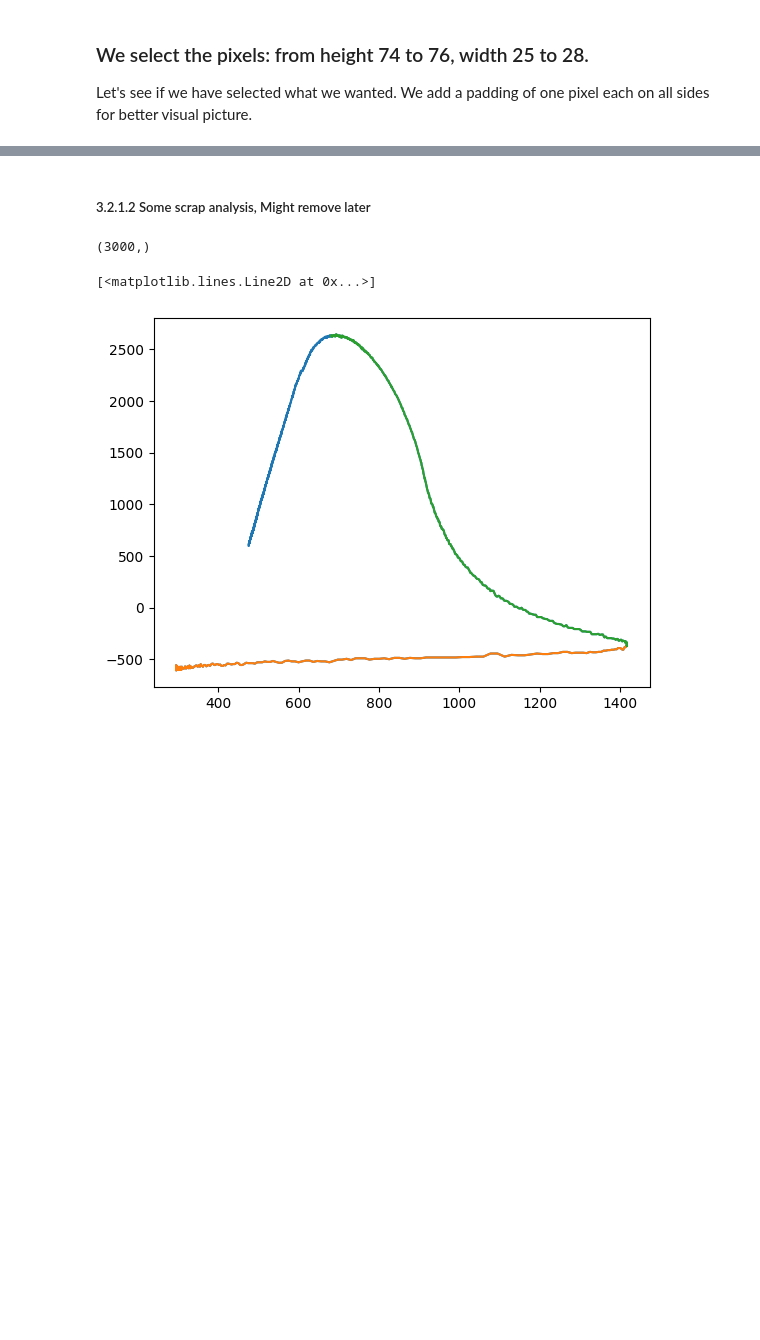
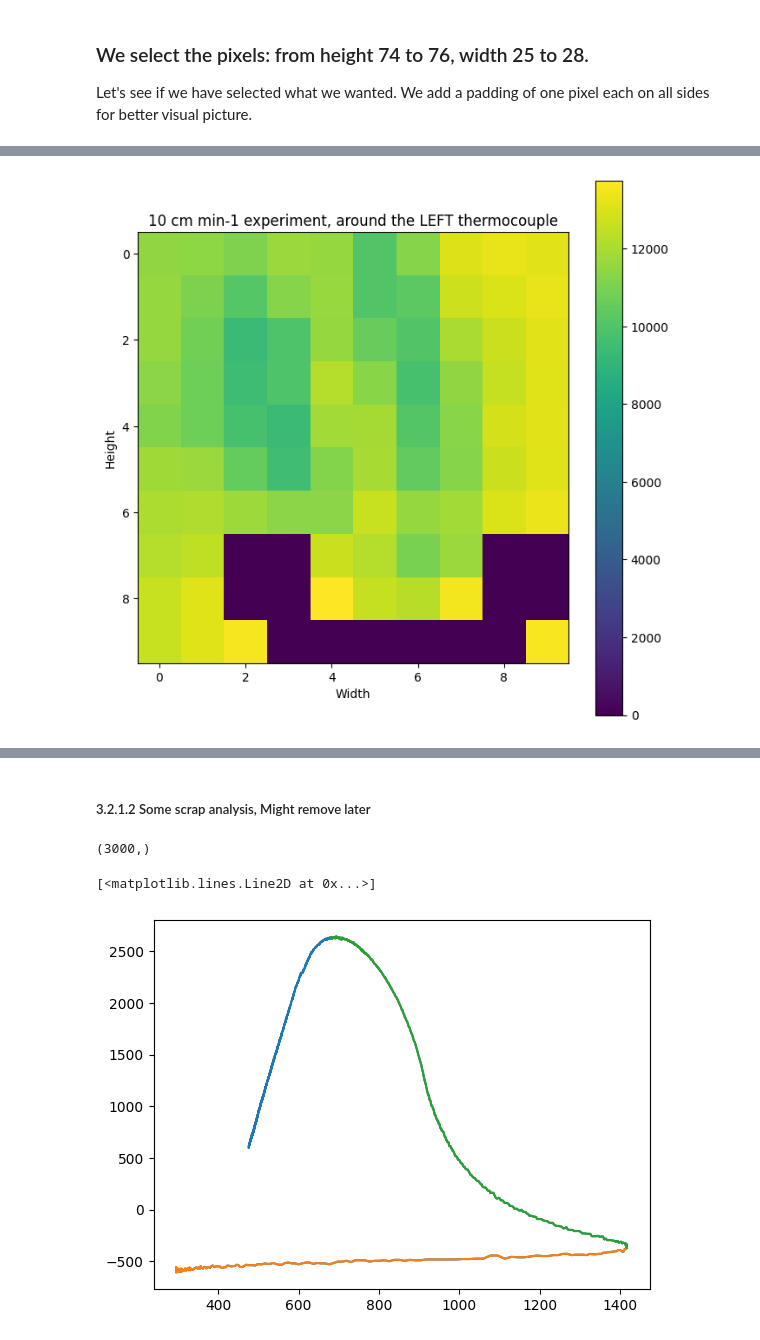
Before and after one commit to KaushalTimilsina/ResearchProject, a Jupyter notebook: Integration.ipynb, the cells around one changed output, grey strips where cells are left out. Saved outputs shown, nothing was run; the diff lists cells and outputs as text; code cells hidden in the pictures; blank space fills up the shorter version.

```diff
--- a/Integration.ipynb
+++ b/Integration.ipynb
@@ -1069,11 +1017,79 @@ plt.show()
 # %%
-Cam_data_10_cm_min_Left = []
+# For 10 cm min-1 experiment around the left thermocouple, we select the pixels to the right, left and below the wires
+Cam_data_10_cm_min_Left_tc_Right_px_mean = []
+Cam_data_10_cm_min_Left_tc_Right_px_sd = []
+
+Cam_data_10_cm_min_Left_tc_Left_px_mean = []
+Cam_data_10_cm_min_Left_tc_Left_px_sd = []
+
+Cam_data_10_cm_min_Left_tc_Below_px_mean = []
+Cam_data_10_cm_min_Left_tc_Below_px_sd = []
+
+# For 10 cm min-1 experiment around the left thermocouple, create the plot from previous cell
+much_smaller_region_10L = np.zeros((10,10))
+for i in range(68,78):
+    for j in range(21,31):
+        much_smaller_region_10L[i-68][j-21] = df_180A_10cm_min_cam_new[2377][i][j]
+plot_frame = False
+
 for frame in range(np.shape(df_180A_10cm_min_cam_new)[0]):
-    current_mean = 0.0
-    for height in range(74,77):
-        for width in range(25,29):
-            current_mean += df_180A_10cm_min_cam_new[frame][height][width]
-    current_mean = current_mean/ (3.0*4.0)
-    Cam_data_10_cm_min_Left.append(current_mean)
+    current_elements_right = []
+    current_elements_left = []
+    current_elements_below = []
+
+    if frame == 2377:
+        plot_frame = True
+    # For the right pixels
+    for height in range(75,77):
+        for width in range(29,31):
+            current_elements_right.append(df_180A_10cm_min_cam_new[frame][height][width])
+
+            if plot_frame == True:
+                much_smaller_region_10L[height-68][width-21] = 0
+
+    # For the left pixels
+    for height in range(75,77):
+        for width in range(23,25):
+            current_elements_left.append(df_180A_10cm_min_cam_new[frame][height][width])
+
+            if plot_frame == True:
+                much_smaller_region_10L[height-68][width-21] = 0
+
+    # For the pixels below
+    for width in range(24,30):
+        current_elements_below.append(df_180A_10cm_min_cam_new[frame][77][width])
+
+        if plot_frame == True:
+            much_smaller_region_10L[77-68][width-21] = 0
+
+    plot_frame = False
+
+    Cam_data_10_cm_min_Left_tc_Right_px_mean.append(np.mean(current_elements_right))
+    Cam_data_10_cm_min_Left_tc_Right_px_sd.append(np.std(current_elements_right))
+
+    Cam_data_10_cm_min_Left_tc_Left_px_mean.append(np.mean(current_elements_left))
+    Cam_data_10_cm_min_Left_tc_Left_px_sd.append(np.std(current_elements_left))
+
+    Cam_data_10_cm_min_Left_tc_Below_px_mean.append(np.mean(current_elements_below))
+    Cam_data_10_cm_min_Left_tc_Below_px_sd.append(np.std(current_elements_below))
+
+# Set the size of the figure
+fig, ax = plt.subplots(figsize=(8, 8))
+
+# Display the image
+im = ax.imshow(much_smaller_region_10L, cmap='viridis')
+
+# Add colorbar
+cbar = plt.colorbar(im)
+
+# Add labels and title
+ax.set_xlabel('Width')
+ax.set_ylabel('Height')
+ax.set_title('10 cm min-1 experiment, around the LEFT thermocouple')
+
+# Show the plot
+plt.show()
+# %% [output]
+[figure, added]
 # %%
 # Let's see what the values look like
```
Also changed, not shown: parts of 46 cells of this notebook.
